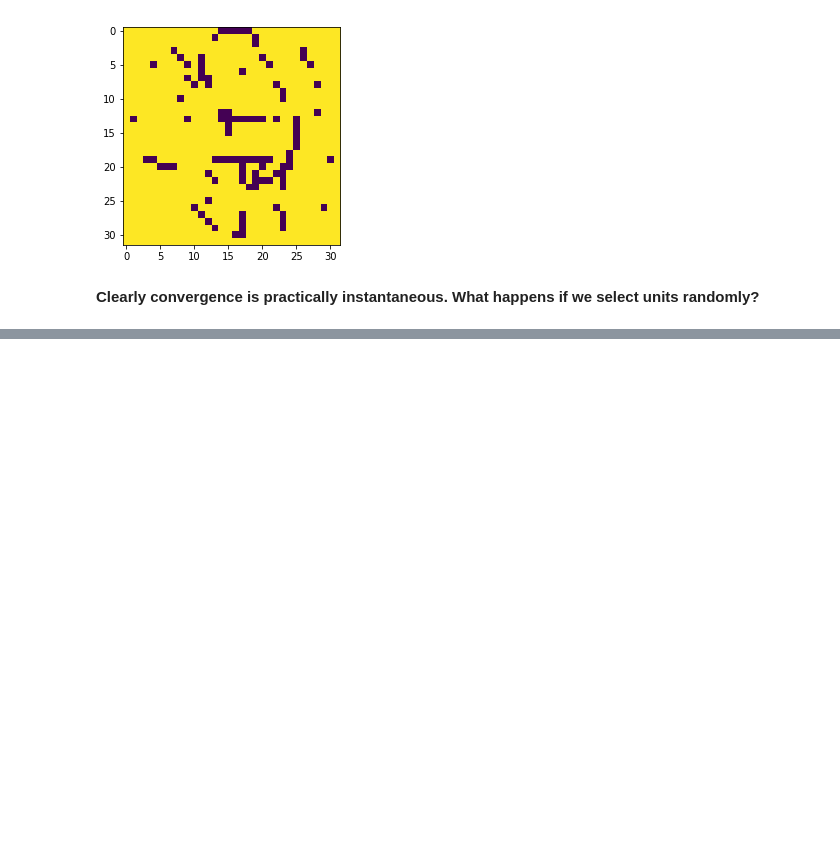
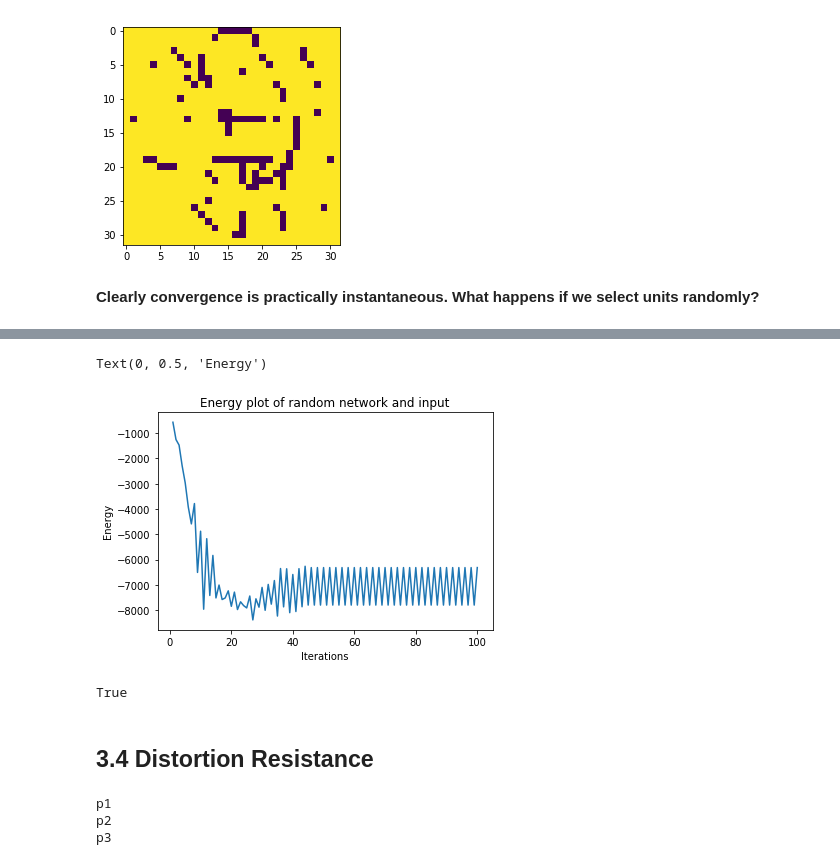
Before and after one commit to vbodell/DD2437, a Jupyter notebook: lab3/victor.ipynb, the cells around one changed output, grey strips where cells are left out. Drawn from its saved outputs; the diff is of its cells as text; code cells hidden in the pictures; blank space fills up the shorter version.

```diff
--- a/lab3/victor.ipynb
+++ b/lab3/victor.ipynb
@@ -258,0 +330,16 @@ True
+# %%
+updated, energies = update_til_converge_with_energy(
+    pattern, weights, 100)
+plt.plot(range(1, 1+len(energies)), energies)
+plt.title("Energy plot of random network and input")
+plt.xlabel("Iterations")
+plt.ylabel("Energy")
+# %% [output]
+Text(0, 0.5, 'Energy')
+[figure, added]
+# %%
+(weights == weights.T).all()
+# %% [output]
+True
+# %% [markdown]
+## 3.4 Distortion Resistance
@@ -258,0 +375,30 @@ True
+# %%
+# updated, iterations = update_til_converge(add_noise(p1, 0.2), weights, True)
+ITERATIONS = 100
+PATTERNS = {"p1": p1, "p2": p2, "p3": p3}
+converges = {}
+iterations_count = {}
+ratios = np.arange(0, 1.0, 0.01)
+
+for pattern in PATTERNS:
+    print(pattern)
+    converges[pattern] = []
+    iterations_count[pattern] = []
+
+    for ratio in ratios:
+        ratio_sum = 0.0
+        iterations_sum = 0.0
+
+        for iteration in range(ITERATIONS):
+            noise_pattern = add_noise(PATTERNS[pattern], ratio)
+            updated, update_iters = update_til_converge(
+                noise_pattern, weights, True)
+            ratio_sum += (updated == PATTERNS[pattern]).all()
+            iterations_sum += update_iters
+
+        converges[pattern].append(ratio_sum/ITERATIONS)
+        iterations_count[pattern].append(iterations_sum/ITERATIONS)
+# %% [output]
+p1
+p2
+p3
```
Also changed, not shown: parts of 22 cells of this notebook.
